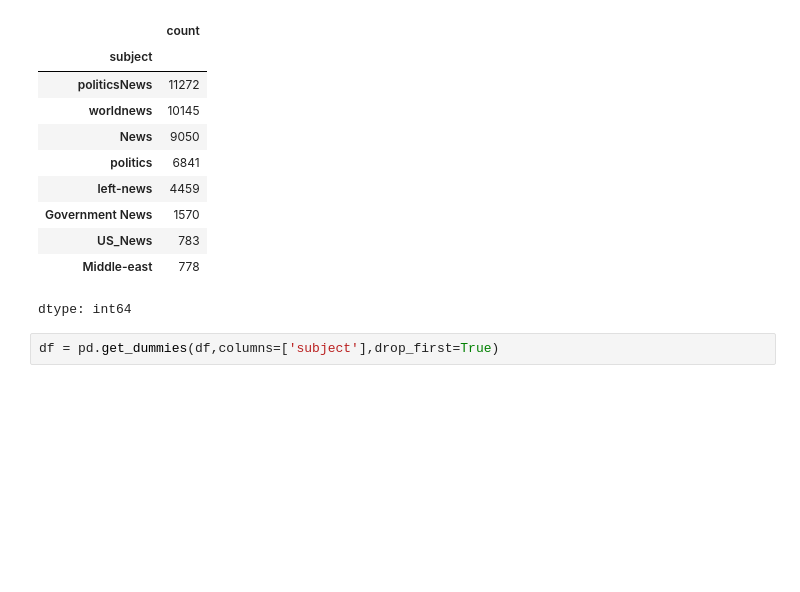
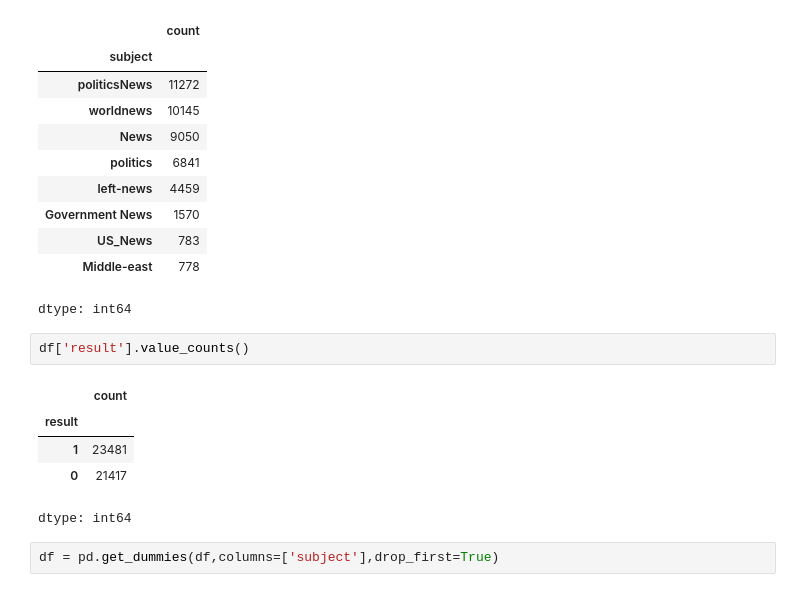
Before and after one commit to Pranav-Bavadiya/NLP_Learning, a Jupyter notebook: NLP_Based_Predictive_Analysis.ipynb, the cells around one changed output. Saved outputs shown, nothing was run; the diff lists cells and outputs as text; blank space fills up the shorter version.

```diff
--- a/NLP_Based_Predictive_Analysis.ipynb
+++ b/NLP_Based_Predictive_Analysis.ipynb
@@ -91,6 +92,14 @@ df['subject'].value_counts()
 | US_News | 783 |
 | Middle-east | 778 |
 dtype: int64
+# %%
+df['result'].value_counts()
+# %% [output]
+|  | count |
+| result |  |
+| 1 | 23481 |
+| 0 | 21417 |
+dtype: int64
 # %%
 df = pd.get_dummies(df,columns=['subject'],drop_first=True)
 # %% [markdown]
```
Also changed, not shown: parts of 9 cells of this notebook.
